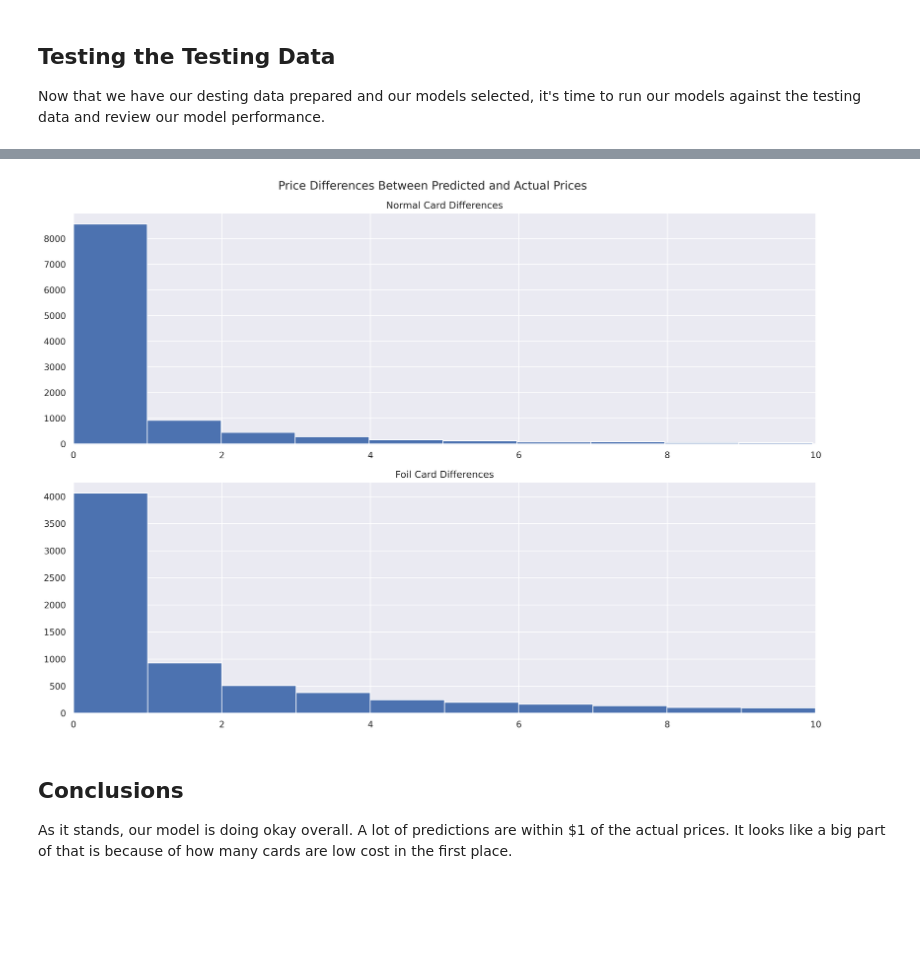
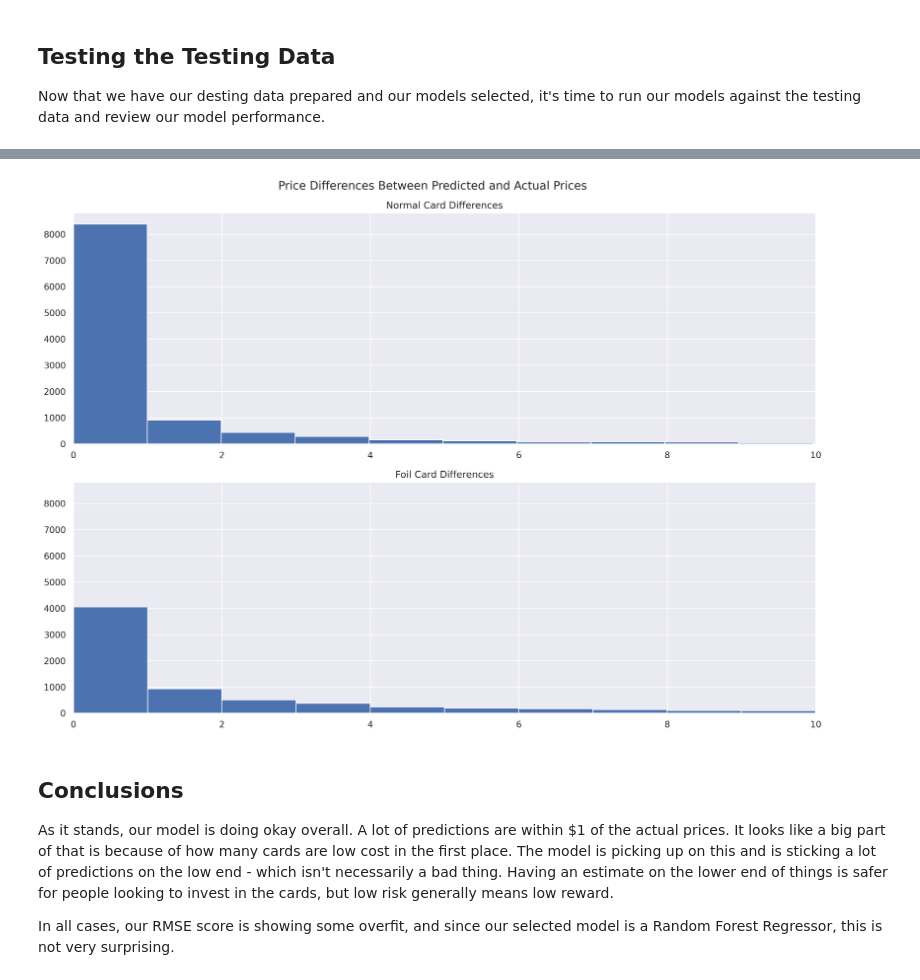
Before and after one commit to ParkedHampster/Spell-Trends, a Jupyter notebook: 2_Modeling.ipynb, the cells around one changed output, grey strips where cells are left out. Cells and saved outputs as stored; diff of their text form; code cells hidden in the pictures; blank space fills up the shorter version.

Commit message:
add modeling process explanations to 2_Modeling

```diff
--- a/2_Modeling.ipynb
+++ b/2_Modeling.ipynb
@@ -1544,35 +1557,45 @@ plt.tight_layout()
 # %%
-fig, ax = plt.subplots(2,1,figsize=(14,10),dpi=300)
+fig, ax = plt.subplots(2,1,figsize=(14,10),
+    sharey=True,dpi=300)
 
 _high_price = 10
 
 ax[0].hist(
     abs(test_scorers['norm']['diff'][abs(test_scorers['norm']['diff'])<=_high_price]),
     bins=_high_price
     )
 ax[0].set(
     xlim=(0,_high_price),
     title="Normal Card Differences"
 )
 ax[1].hist(
     abs(test_scorers['foil']['diff'][abs(test_scorers['foil']['diff'])<=_high_price]),
     bins=_high_price
     )
 ax[1].set(
     xlim=(0,_high_price),
     title="Foil Card Differences"
 )
 
 plt.suptitle("Price Differences Between Predicted and Actual Prices")
 
 plt.tight_layout()
 '';
 # %% [output]
-[figure, old version]
+[figure, new version]
 # %% [markdown]
 ## Conclusions
 
 As it stands, our model is doing okay overall. A lot of
 predictions are within $1 of the actual prices. It
 looks like a big part of that is because of how many
-cards are low cost in the first place.
+cards are low cost in the first place. The model is
+picking up on this and is sticking a lot of predictions
+on the low end - which isn't necessarily a bad thing.
+Having an estimate on the lower end of things is safer
+for people looking to invest in the cards, but low risk
+generally means low reward.
+
+In all cases, our RMSE score is showing some overfit,
+and since our selected model is a Random Forest
+Regressor, this is not very surprising.
```
Also changed, not shown: parts of 8 cells of this notebook.
